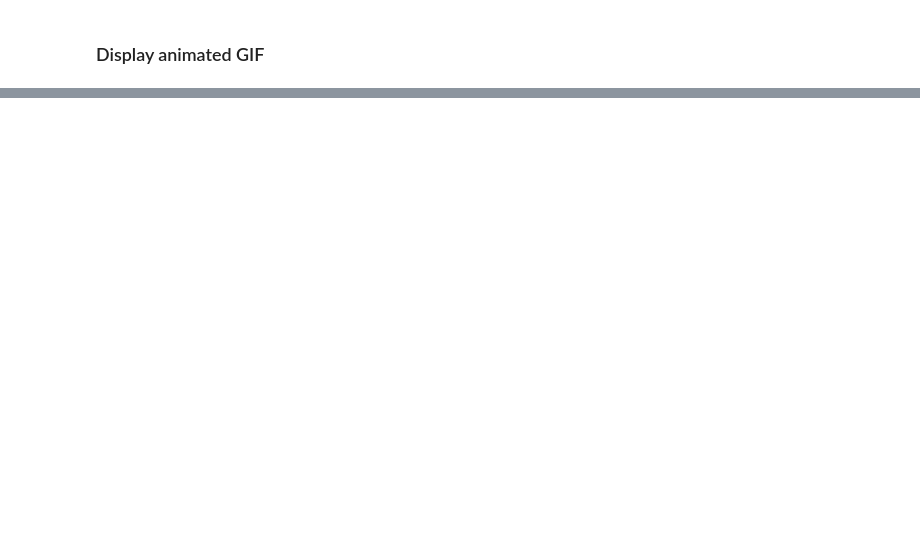
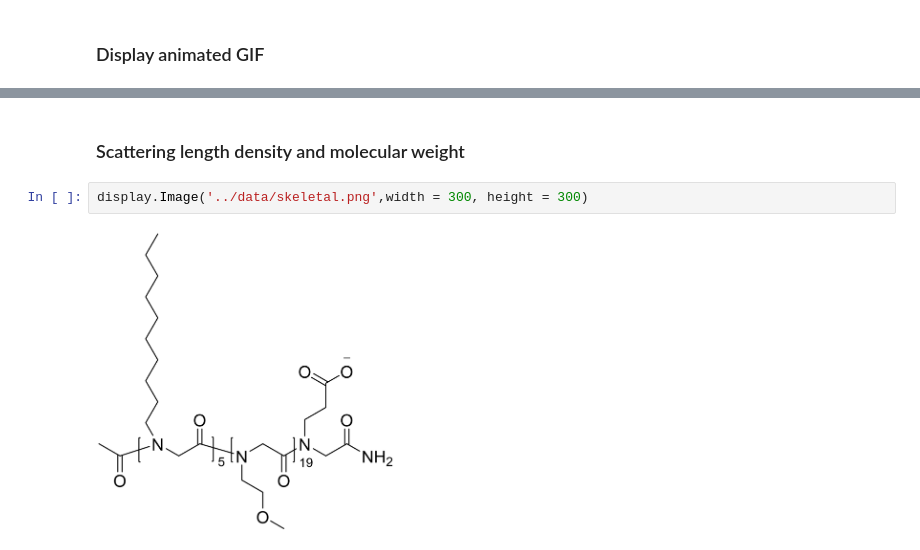
Before and after one commit to ch-tung/cv_SANS, a Jupyter notebook: curvefit/cv_SANS.ipynb, the cells around one changed output, grey strips where cells are left out. Saved outputs shown, nothing was run; the diff lists cells and outputs as text; blank space fills up the shorter version.

```diff
--- a/curvefit/cv_SANS.ipynb
+++ b/curvefit/cv_SANS.ipynb
@@ -603,0 +381,6 @@ plt.savefig(pngname.format(contrast))
+# %% [markdown]
+### Scattering length density and molecular weight
+# %%
+display.Image('../data/skeletal.png',width = 300, height = 300)
+# %% [output]
+[figure, added]
```
Also changed, not shown: parts of 56 cells of this notebook.
